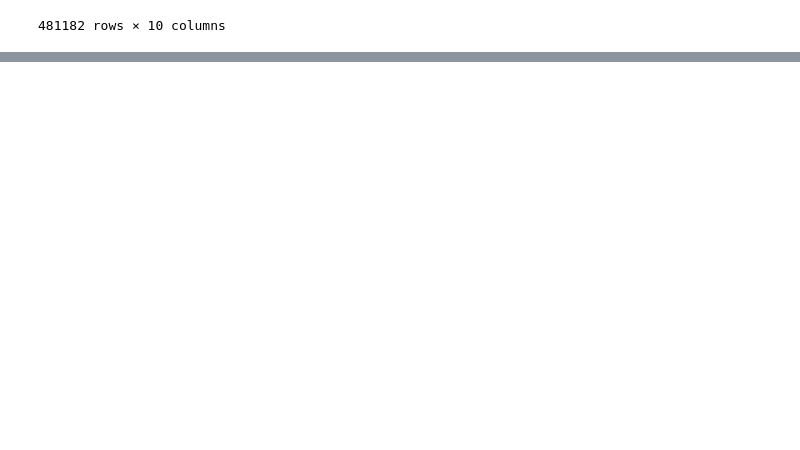
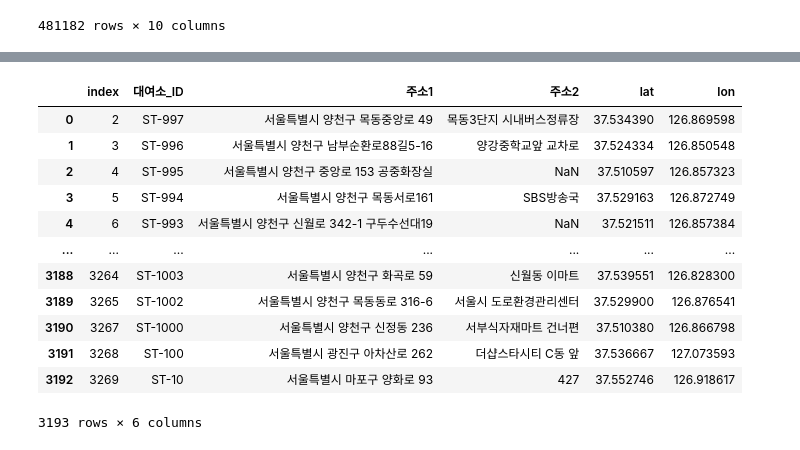
Before and after one commit to HongJeongHwan/KDT_project1_mini, a Jupyter notebook: mini_test.ipynb, the cells around one changed output, grey strips where cells are left out. Cells and saved outputs as stored; diff of their text form; code cells hidden in the pictures; blank space fills up the shorter version.

```diff
--- a/mini_test.ipynb
+++ b/mini_test.ipynb
@@ -168,3 +191,23 @@ df_master = pd.read_csv(file_path,encoding='cp949')
+# %%
+cond = (df_master['lat']==0) | (df_master['lon']==0)
+# df_master.loc[cond,:].index
+df_master1 = df_master.drop(df_master.loc[cond,:].index,axis=0)
+df_master1.reset_index(inplace=True)
+df_master1
+# %% [output]
+|  | index | 대여소_ID | 주소1 | 주소2 | lat | lon |
+| 0 | 2 | ST-997 | 서울특별시 양천구 목동중앙로 49 | 목동3단지 시내버스정류장 | 37.534390 | 126.869598 |
+| 1 | 3 | ST-996 | 서울특별시 양천구 남부순환로88길5-16 | 양강중학교앞 교차로 | 37.524334 | 126.850548 |
+| 2 | 4 | ST-995 | 서울특별시 양천구 중앙로 153 공중화장실 | NaN | 37.510597 | 126.857323 |
+| 3 | 5 | ST-994 | 서울특별시 양천구 목동서로161 | SBS방송국 | 37.529163 | 126.872749 |
+| 4 | 6 | ST-993 | 서울특별시 양천구 신월로 342-1 구두수선대19 | NaN | 37.521511 | 126.857384 |
+| ... | ... | ... | ... | ... | ... | ... |
+| 3188 | 3264 | ST-1003 | 서울특별시 양천구 화곡로 59 | 신월동 이마트 | 37.539551 | 126.828300 |
+| 3189 | 3265 | ST-1002 | 서울특별시 양천구 목동동로 316-6 | 서울시 도로환경관리센터 | 37.529900 | 126.876541 |
+| 3190 | 3267 | ST-1000 | 서울특별시 양천구 신정동 236 | 서부식자재마트 건너편 | 37.510380 | 126.866798 |
+| 3191 | 3268 | ST-100 | 서울특별시 광진구 아차산로 262 | 더샵스타시티 C동 앞 | 37.536667 | 127.073593 |
+| 3192 | 3269 | ST-10 | 서울특별시 마포구 양화로 93 | 427 | 37.552746 | 126.918617 |
+3193 rows × 6 columns
 # %%
 import matplotlib.pyplot as plt
 import seaborn as sns
```
Also changed, not shown: parts of 6 cells of this notebook, 1 other file.
